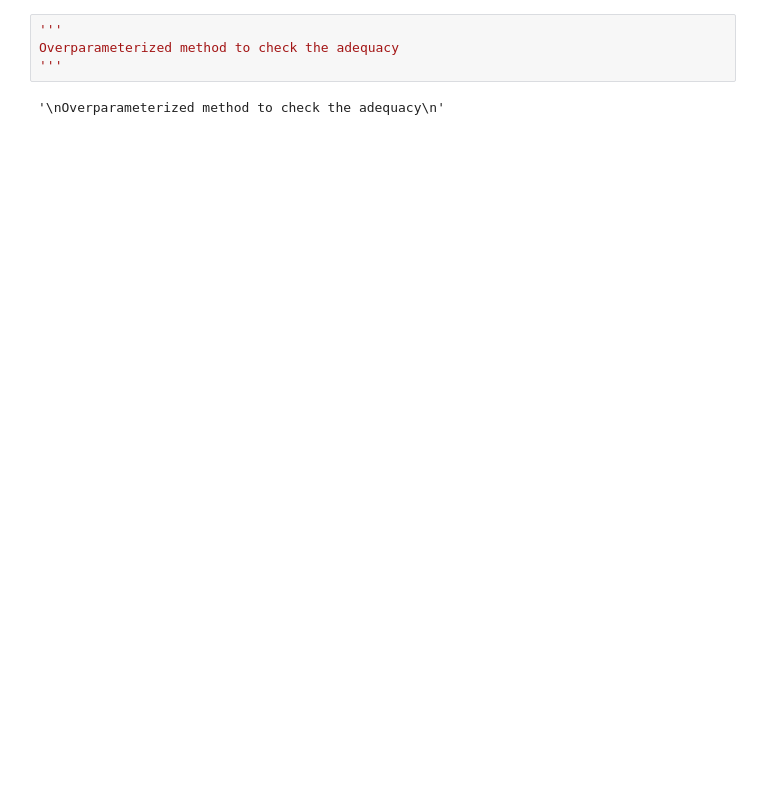
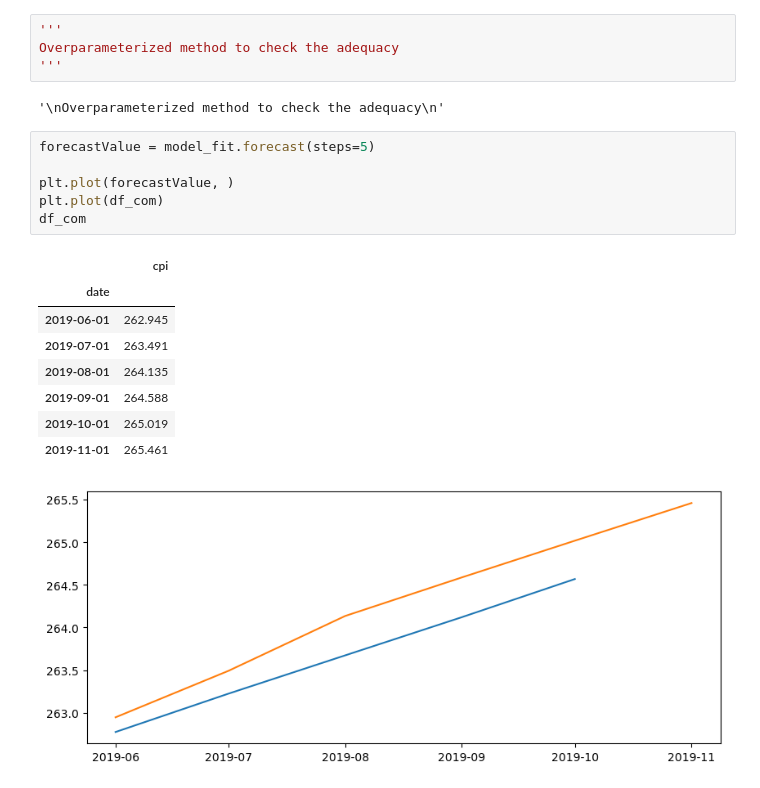
Before and after one commit to edmund844328/STAT4601_TimeSeriesForecasting, a Jupyter notebook: timeSeriesModelPy.ipynb, the cells around one changed output. Drawn from its saved outputs; the diff is of its cells as text; blank space fills up the shorter version.

```diff
--- a/timeSeriesModelPy.ipynb
+++ b/timeSeriesModelPy.ipynb
@@ -324,3 +338,19 @@ Overparameterized method to check the adequacy
 '''
 # %% [output]
 '\nOverparameterized method to check the adequacy\n'
+# %%
+forecastValue = model_fit.forecast(steps=5)
+
+plt.plot(forecastValue, )
+plt.plot(df_com)
+df_com
+# %% [output]
+|  | cpi |
+| date |  |
+| 2019-06-01 | 262.945 |
+| 2019-07-01 | 263.491 |
+| 2019-08-01 | 264.135 |
+| 2019-09-01 | 264.588 |
+| 2019-10-01 | 265.019 |
+| 2019-11-01 | 265.461 |
+[figure, added]
```
Also changed, not shown: parts of 11 cells of this notebook, 5 other files.
